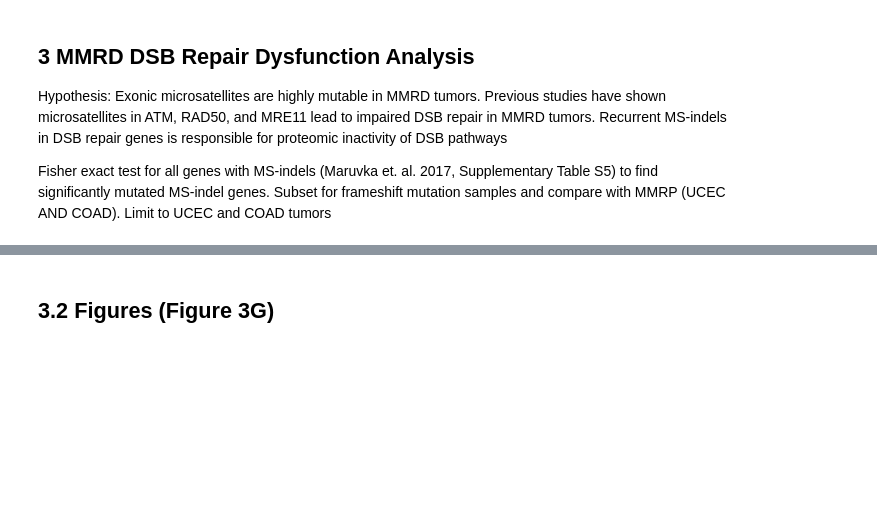
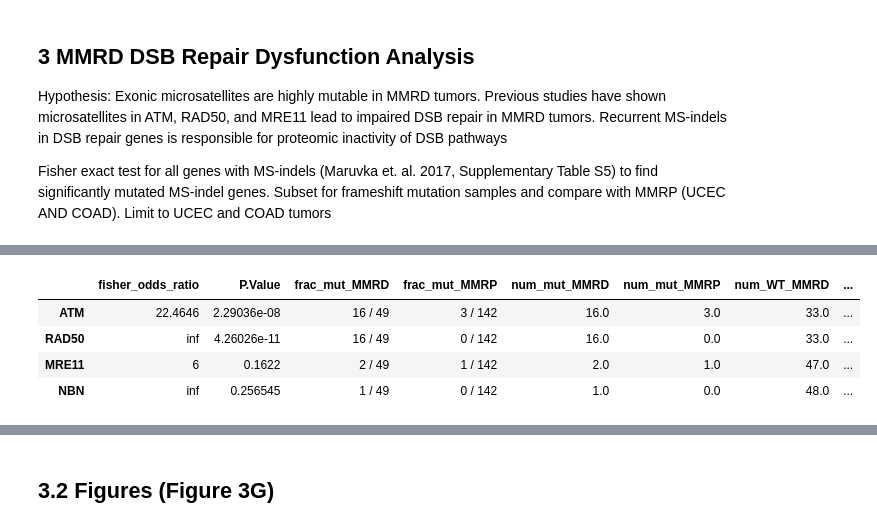
Before and after one commit to getzlab/CPTAC_PanCan_PTM_2023, a Jupyter notebook: Fig3/05_MMRD_Differential_Expression.ipynb, the cells around one changed output, grey strips where cells are left out. Saved outputs shown, nothing was run; the diff lists cells and outputs as text; code cells hidden in the pictures; blank space fills up the shorter version.

```diff
--- a/Fig3/05_MMRD_Differential_Expression.ipynb
+++ b/Fig3/05_MMRD_Differential_Expression.ipynb
@@ -565,0 +494,78 @@ fisher_df.loc[['RAD50','NBN','MRE11','ATM']]
+# %%
+# Indel counts for MMRD tumors
+mmrd_mut_counts = delet_maf_df[(delet_maf_df['Tumor_Sample_Barcode'].isin(include_mmrd))
+                              ].drop_duplicates(['Hugo_Symbol', 'Tumor_Sample_Barcode'])['Hugo_Symbol'].value_counts()
+mmrp_mut_counts = delet_maf_df[(delet_maf_df['Tumor_Sample_Barcode'].isin(include_mmrp))
+                              ].drop_duplicates(['Hugo_Symbol', 'Tumor_Sample_Barcode'])['Hugo_Symbol'].value_counts()
+
+# Contingency tables
+# rows: MMRD, MMRP
+# columns Mutated, WT
+numMMRD = len(include_mmrd)
+numMMRP = H_mut[(H_mut['MMRD']==0) & (H_mut.index.map(proteome2Cohort_d).isin(['COAD','UCEC']))].shape[0]
+fisher_df = pd.DataFrame(index=mmrd_mut_counts.index, columns=["fisher_odds_ratio", "P.Value"])
+for gene in mmrd_mut_counts.index:
+    # Initialize contingency table
+    cont_df = pd.DataFrame(index=["MMRD","MMRP"], columns=["Mutant", "WT"])
+
+    # Fill MMRD
+    if gene in mmrd_mut_counts:
+        mut_mmrd = mmrd_mut_counts.loc[gene]
+    else:
+        mut_mmrd = 0
+    wt_mmrd = numMMRD - mut_mmrd
+    cont_df.loc["MMRD","Mutant"] = mut_mmrd
+    cont_df.loc["MMRD","WT"] = wt_mmrd
+
+    # Fill MMRP
+    if gene in mmrp_mut_counts:
+        mut_mmrp = mmrp_mut_counts.loc[gene]
+    else:
+        mut_mmrp = 0
+    wt_mmrp = numMMRP - mut_mmrp
+    cont_df.loc['MMRP', 'Mutant'] = mut_mmrp
+    cont_df.loc['MMRP', 'WT'] = wt_mmrp
+
+    # Run fisher exact
+    fisher_result = fisher_exact(cont_df)
+
+    # Save fisher statistics
+    fisher_df.loc[gene, "fisher_odds_ratio"] = fisher_result[0]
+    fisher_df.loc[gene, "P.Value"] = fisher_result[1]
+    fisher_df.loc[gene, 'frac_mut_MMRD'] = f"{mut_mmrd} / {numMMRD}"
+    fisher_df.loc[gene, 'frac_mut_MMRP'] = f"{mut_mmrp} / {numMMRP}"
+    fisher_df.loc[gene, 'num_mut_MMRD'] = cont_df.loc['MMRD','Mutant']
+    fisher_df.loc[gene, 'num_mut_MMRP'] = cont_df.loc['MMRP','Mutant']
+    fisher_df.loc[gene, 'num_WT_MMRD'] = cont_df.loc['MMRD','WT']
+    fisher_df.loc[gene, 'num_WT_MMRP'] = cont_df.loc['MMRP','WT']
+
+# FDR adjustment
+fisher_df.loc[:,'adj.P.Val'] = multipletests(fisher_df["P.Value"], method="fdr_bh")[1]
+
+print(f"\n# significant MS-indel genes: {(fisher_df['adj.P.Val']<=0.1).sum()}")
+
+# Annotate table
+fisher_df['Choromosome'] = fisher_df.index.map(
+    lambda x: delet_maf_df[delet_maf_df['Hugo_Symbol']==x]['Chromosome'].unique()[0])
+fisher_df['MMRD_start_position_frequency'] = fisher_df.index.map(
+    lambda x: list(delet_maf_df[delet_maf_df['Tumor_Sample_Barcode'].isin(include_mmrd) &
+                                (delet_maf_df['Hugo_Symbol']==x)
+                               ].value_counts('Start_Position').sort_values(ascending=False).items()))
+fisher_df['MMRD_protein_change_frequency'] = fisher_df.index.map(
+    lambda x: list(delet_maf_df[delet_maf_df['Tumor_Sample_Barcode'].isin(include_mmrd) &
+                                (delet_maf_df['Hugo_Symbol']==x)
+                               ].value_counts('Protein_Change').sort_values(ascending=False).items()))
+fisher_df['MMRP_start_position_frequency'] = fisher_df.index.map(
+    lambda x: list(delet_maf_df[delet_maf_df['Tumor_Sample_Barcode'].isin(include_mmrp) &
+                                (delet_maf_df['Hugo_Symbol']==x)
+                               ].value_counts('Start_Position').sort_values(ascending=False).items()))
+fisher_df['MMRP_protein_change_frequency'] = fisher_df.index.map(
+    lambda x: list(delet_maf_df[delet_maf_df['Tumor_Sample_Barcode'].isin(include_mmrp) &
+                                (delet_maf_df['Hugo_Symbol']==x)
+                               ].value_counts('Protein_Change').sort_values(ascending=False).items()))
+
+
+# Save table
+fisher_df.to_csv("other_tables/Table_S3N_MMRD_fisher.tsv", sep='\t')
+fisher_df
+# %% [output]
@@ -566,2 +573,7 @@ fisher_df.loc[['RAD50','NBN','MRE11','ATM']]
+|  | fisher_odds_ratio | P.Value | frac_mut_MMRD | frac_mut_MMRP | num_mut_MMRD | num_mut_MMRP | num_WT_MMRD | ... |
+| ATM | 22.4646 | 2.29036e-08 | 16 / 49 | 3 / 142 | 16.0 | 3.0 | 33.0 | ... |
+| RAD50 | inf | 4.26026e-11 | 16 / 49 | 0 / 142 | 16.0 | 0.0 | 33.0 | ... |
+| MRE11 | 6 | 0.1622 | 2 / 49 | 1 / 142 | 2.0 | 1.0 | 47.0 | ... |
+| NBN | inf | 0.256545 | 1 / 49 | 0 / 142 | 1.0 | 0.0 | 48.0 | ... |
 # %%
 # ATM intronic deletion between exons 55 and 56
```
Also changed, not shown: parts of 12 cells of this notebook, 1 other file.
